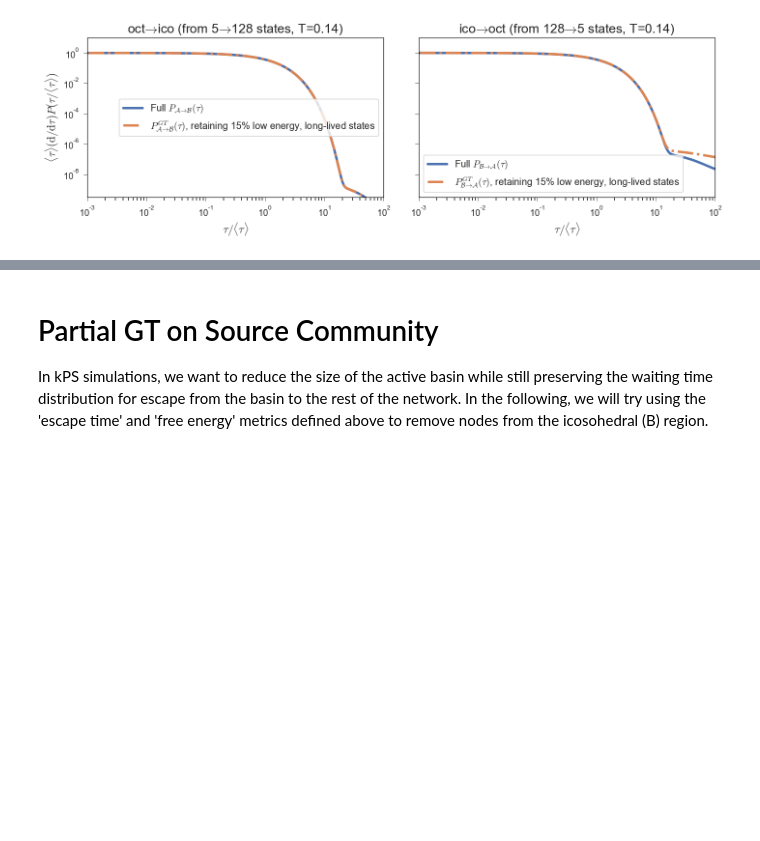
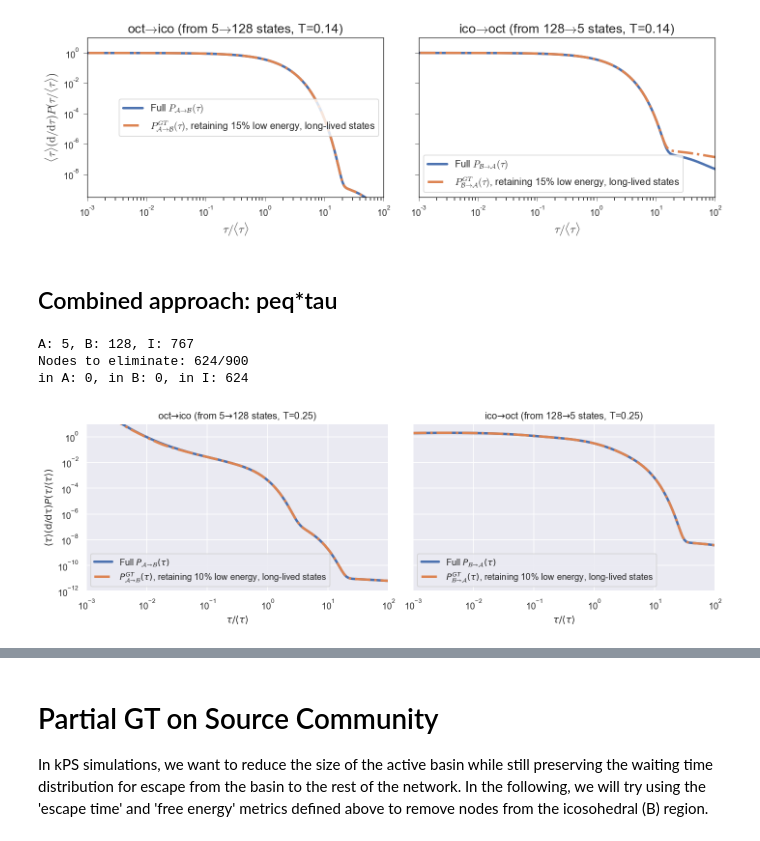
Before and after one commit to tomswinburne/PyGT, a Jupyter notebook: partial_gt_notebook.ipynb, the cells around one changed output, grey strips where cells are left out. Drawn from its saved outputs; the diff is of its cells as text; code cells hidden in the pictures; blank space fills up the shorter version.

```diff
--- a/partial_gt_notebook.ipynb
+++ b/partial_gt_notebook.ipynb
@@ -590,7 +591,7 @@ in A: 0, in B: 0, in I: 334
 1.0
 1.0000000000000002
 # %%
-def plot_AB_pdf(beta, tau, gttau, pt, tag='removing nodes with <2 connections'):
+def plot_AB_pdf(beta, tau, gttau, pt, gtpt, tag='removing nodes with <2 connections'):
     size=[5,128]
     fig, ax = plt.subplots(1,2,figsize=(12,4),dpi=120,sharey='row')#,sharex='col')
     for j in range(2):
@@ -598,8 +599,8 @@ def plot_AB_pdf(beta, tau, gttau, pt, tag='removing nodes with <2 connections'):
         ax[j].set_title(r"%s$\to$%s (from %d$\to$%d states, T=%2.2g)" % (names[j],names[1-j],size[j],size[1-j],1.0/_beta))
         names=["A","B"]
 
-        ax[j].plot(pt[3*j]/tau[2*j],pt[1+3*j],'C0-',lw=3,label=r"Full $P_\mathcal{%s\to{%s}}(\tau)$" % (names[j],names[1-j]))
-        ax[j].plot(pt[3*j]/tau[2*j],pt[2+3*j],'C1-.',lw=3,label=r"$P^{GT}_\mathcal{%s\to{%s}}(\tau)$, %s" % (names[j],names[1-j], tag))
+        ax[j].plot(pt[2*j]/tau[2*j],pt[1+2*j],'C0-',lw=3,label=r"Full $P_\mathcal{%s\to{%s}}(\tau)$" % (names[j],names[1-j]))
+        ax[j].plot(gtpt[2*j]/tau[2*j],gtpt[1+2*j],'C1-.',lw=3,label=r"$P^{GT}_\mathcal{%s\to{%s}}(\tau)$, %s" % (names[j],names[1-j], tag))
         #ax[j].plot(pt[3*j]/tau[2*j],npt[2+3*j],'C2-.',lw=3,label=r"$ P^{GT}_\mathcal{%s\to{%s}}(\tau)$, retaining most stable 10%% in $\mathcal{I}$" % (names[j],names[1-j]))
 
         ax[j].legend()
@@ -609,7 +610,7 @@ def plot_AB_pdf(beta, tau, gttau, pt, tag='removing nodes with <2 connections'):
         ax[j].set_xlabel(r"$\tau/\langle\tau\rangle$")
         if j==0:
             ax[j].set_ylabel(r"$\langle\tau\rangle({\rm d}/{\rm d\tau}){P}(\tau/\langle\tau\rangle)$")
-        ax[j].set_ylim(pt[1+3*j].min()/10.0,10.0)
+        ax[j].set_ylim(pt[1+2*j].min()/10.0,10.0)
     plt.tight_layout()
 # %%
 plot_AB_pdf(beta, tau, gttau, pt)
@@ -728,3 +729,15 @@ N,N_TS: 4000 2653
 Nodes to eliminate: 648
 in A: 0, in B: 0, in I: 648
 [figure]
+# %% [markdown]
+## Combined approach: peq*tau
+# %%
+_beta = 1.0/0.25
+beta,tau,gttau,pt, gtpt = pgt.prune_intermediate_nodes(_beta, data_path='KTN_data/LJ38/4k/',
+                                                 dopdf=True, rm_type='hybrid', percent_retained=10)
+plot_AB_pdf(beta, tau, gttau, pt, gtpt, tag='retaining 10% low energy, long-lived states')
+# %% [output]
+A: 5, B: 128, I: 767
+Nodes to eliminate: 624/900
+in A: 0, in B: 0, in I: 624
+[figure, added]
```
Also changed, not shown: parts of 4 cells of this notebook, 4 other files.
